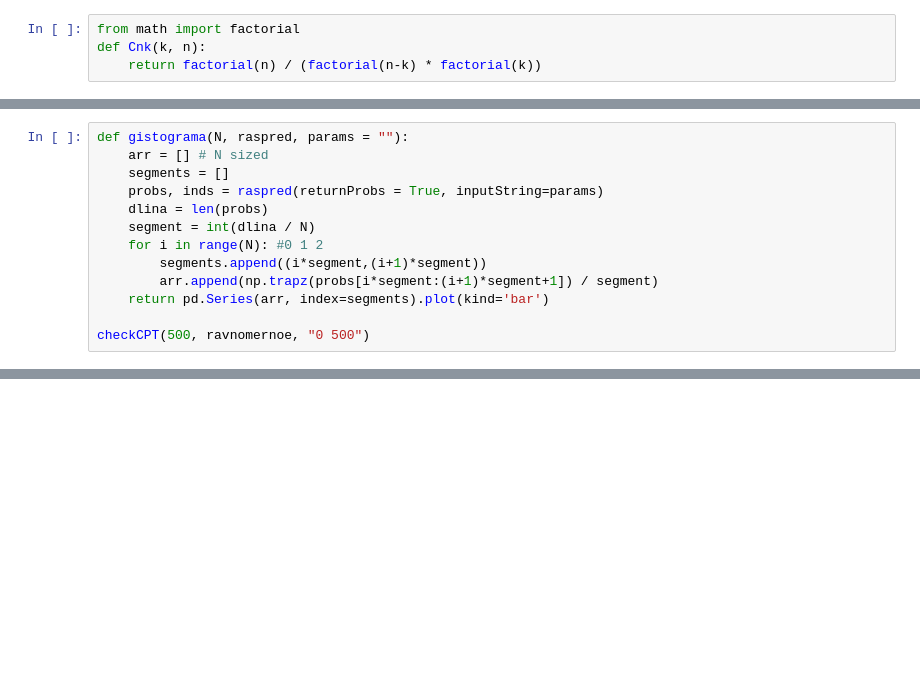
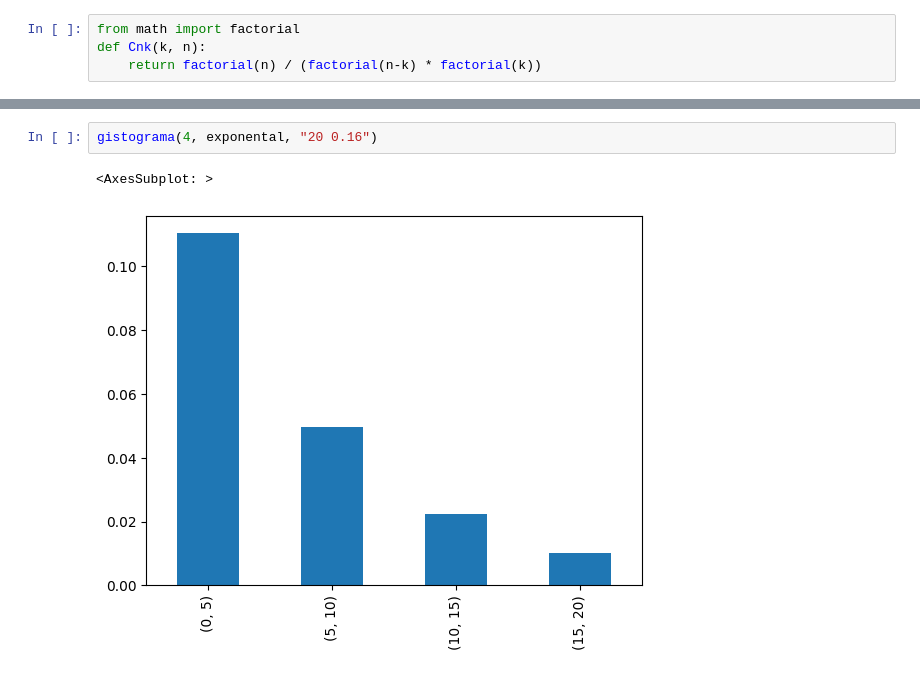
Before and after one commit to JooudDoo/TViMS, a Jupyter notebook: Task (2)/main.ipynb, the cells around one changed output, grey strips where cells are left out. Saved outputs shown, nothing was run; the diff lists cells and outputs as text; blank space fills up the shorter version.

```diff
--- a/Task (2)/main.ipynb
+++ b/Task (2)/main.ipynb
@@ -170,13 +181,0 @@ gause(inputString="10 0 3")
-# %%
-def gistograma(N, raspred, params = ""):
-    arr = [] # N sized
-    segments = []
-    probs, inds = raspred(returnProbs = True, inputString=params)
-    dlina = len(probs)
-    segment = int(dlina / N)
-    for i in range(N): #0 1 2
-        segments.append((i*segment,(i+1)*segment))
-        arr.append(np.trapz(probs[i*segment:(i+1)*segment+1]) / segment)
-    return pd.Series(arr, index=segments).plot(kind='bar')
-
-checkCPT(500, ravnomernoe, "0 500")
@@ -185,0 +194,5 @@ checkCPT(500, ravnomernoe, "0 500")
+# %%
+gistograma(4, exponental, "20 0.16")
+# %% [output]
+<AxesSubplot: >
+[figure, added]
```
Also changed, not shown: parts of 7 cells of this notebook, 3 other files.
